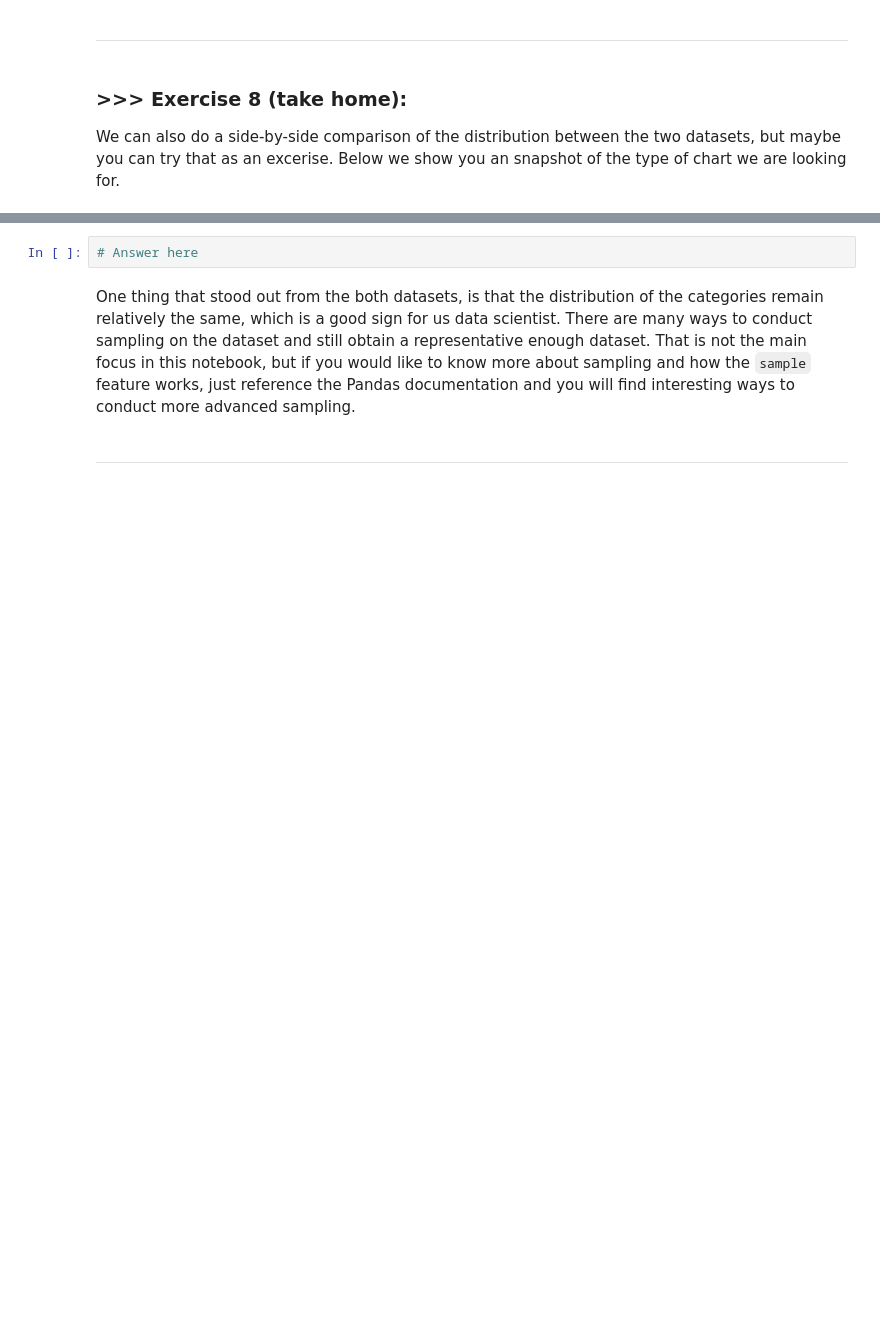
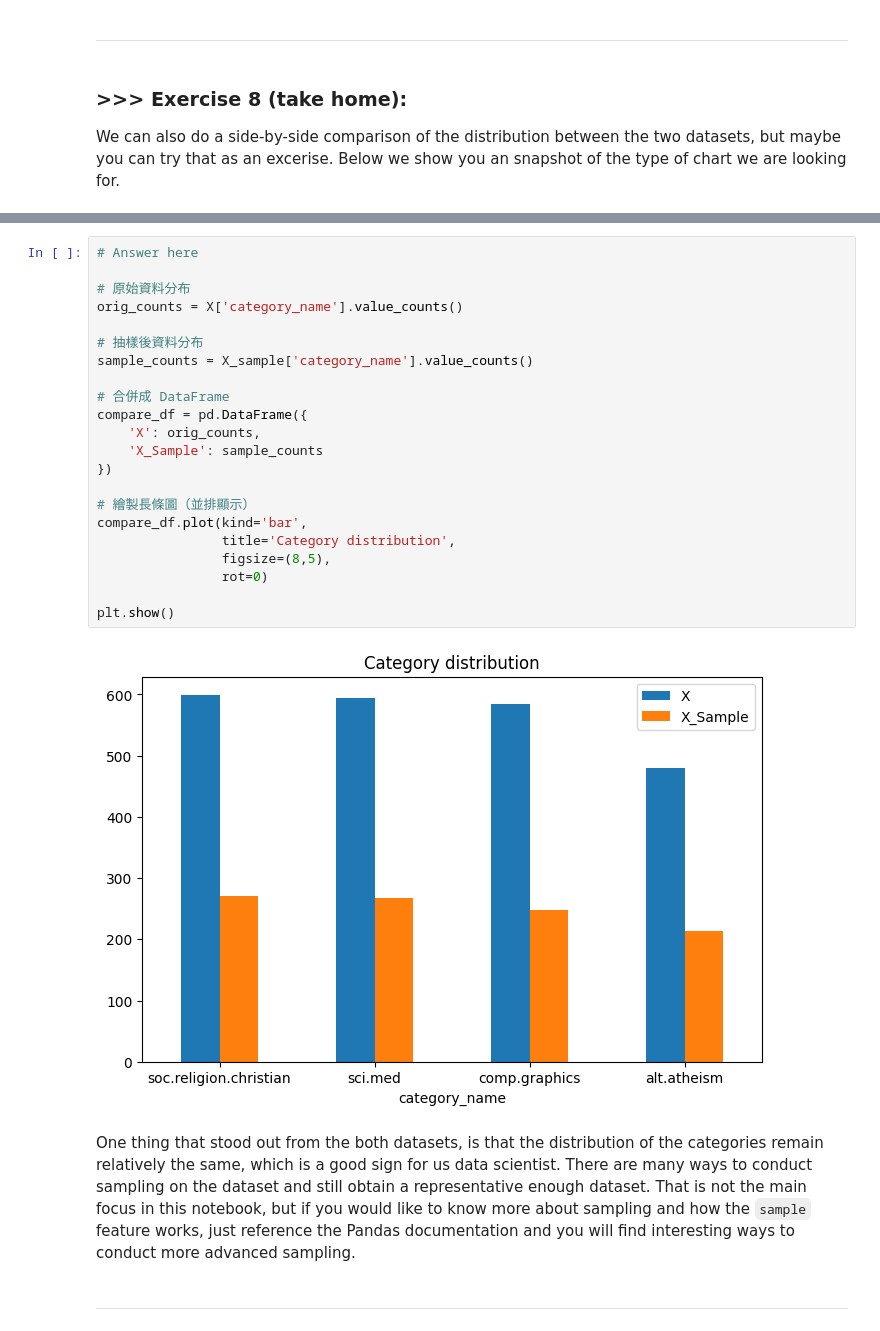
Before and after one commit to yuhuimee/DM2025-Lab1-Exercise, a Jupyter notebook: DM2025-Lab1-Master.ipynb, the cells around one changed output, grey strips where cells are left out. Cells and saved outputs as stored; diff of their text form; blank space fills up the shorter version.

```diff
--- a/DM2025-Lab1-Master.ipynb
+++ b/DM2025-Lab1-Master.ipynb
@@ -733,8 +858,30 @@ Notice that for the `ylim` parameters we hardcoded the maximum value for y. Is i
 We can also do a side-by-side comparison of the distribution between the two datasets, but maybe you can try that as an excerise. Below we show you an snapshot of the type of chart we are looking for.
 # %% [markdown]
 ![alt txt](https://i.imgur.com/9eO431H.png)
-# %%
-# Answer here
+# %%
+# Answer here
+
+# 原始資料分布
+orig_counts = X['category_name'].value_counts()
+
+# 抽樣後資料分布
+sample_counts = X_sample['category_name'].value_counts()
+
+# 合併成 DataFrame
+compare_df = pd.DataFrame({
+    'X': orig_counts,
+    'X_Sample': sample_counts
+})
+
+# 繪製長條圖（並排顯示）
+compare_df.plot(kind='bar',
+                title='Category distribution',
+                figsize=(8,5),
+                rot=0)
+
+plt.show()
+# %% [output]
+[figure, added]
 # %% [markdown]
 One thing that stood out from the both datasets, is that the distribution of the categories remain relatively the same, which is a good sign for us data scientist. There are many ways to conduct sampling on the dataset and still obtain a representative enough dataset. That is not the main focus in this notebook, but if you would like to know more about sampling and how the `sample` feature works, just reference the Pandas documentation and you will find interesting ways to conduct more advanced sampling.
 # %% [markdown]
```
Also changed, not shown: parts of 80 cells of this notebook, 2 other files.
